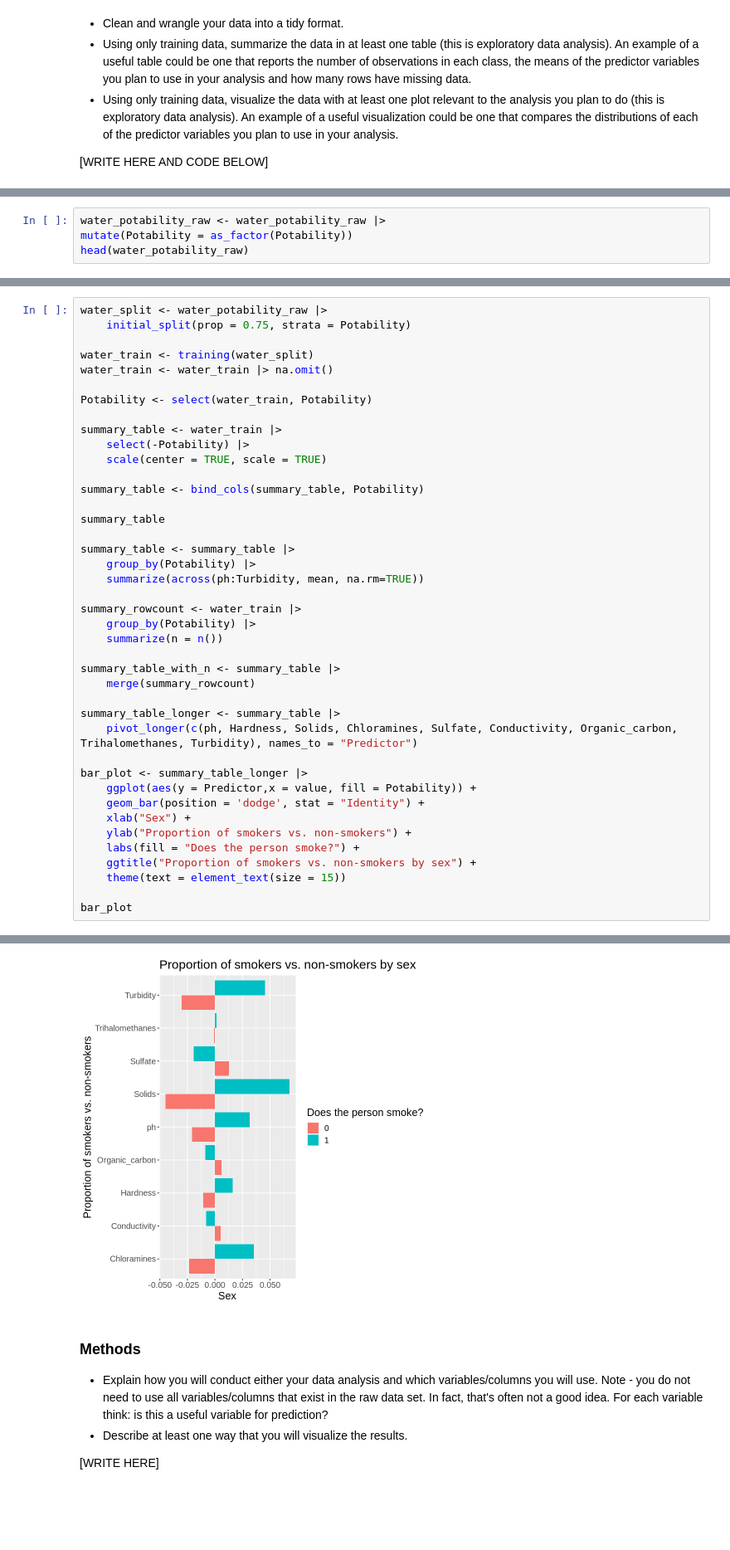
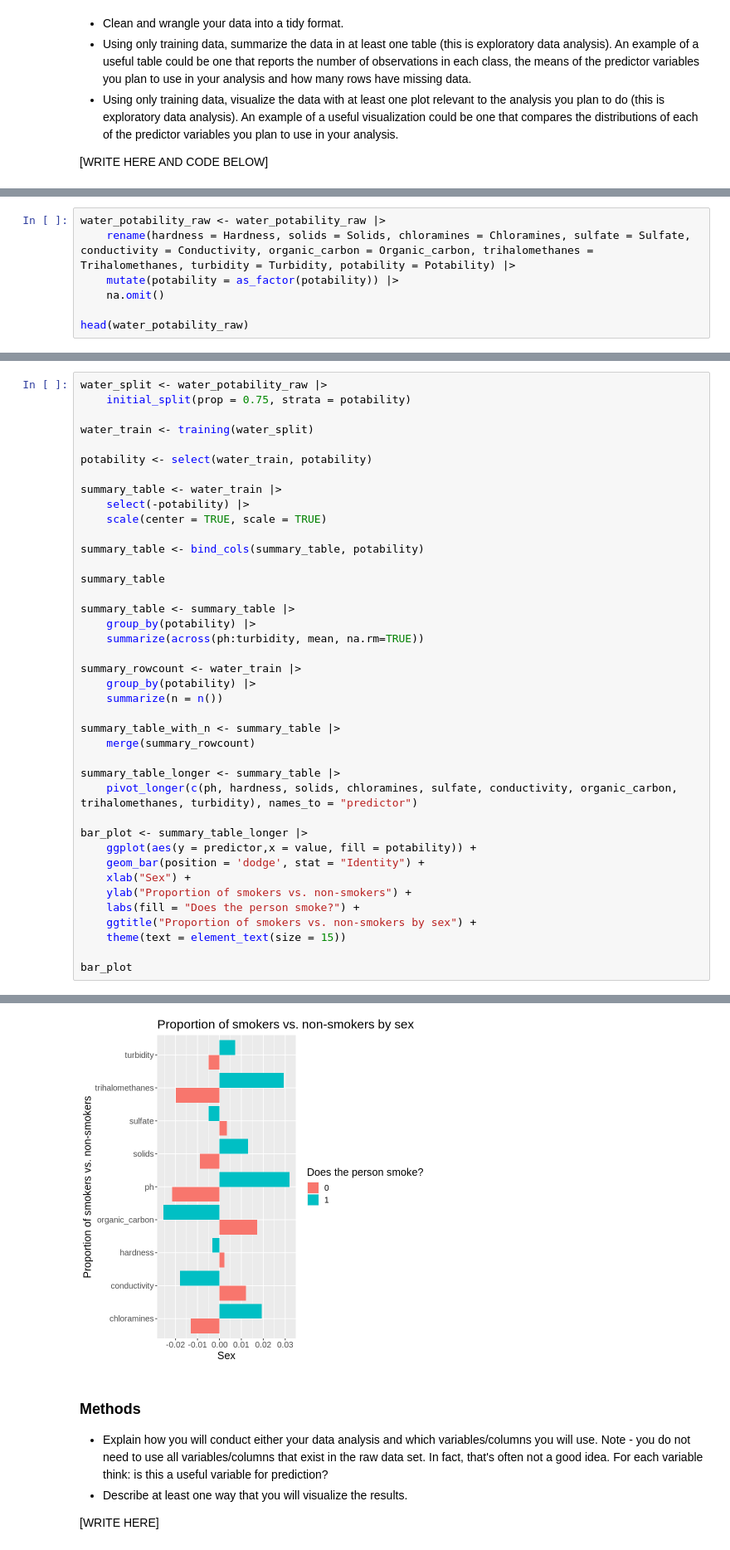
Before and after one commit to kashish1928/Dsci100_Group93_, a Jupyter notebook: Project_Proposal.ipynb, the cells around one changed output, grey strips where cells are left out. Shown at 83% size. Drawn from its saved outputs; the diff is of its cells as text; blank space fills up the shorter version.

Commit message:
Renamed all variables to lowercase.

```diff
--- a/Project_Proposal.ipynb
+++ b/Project_Proposal.ipynb
@@ -78,7 +68,10 @@ A tibble: 6 × 10
 | 5.584087 | 188.3133 | 28748.69 | 7.544869 | 326.6784 | 280.4679 | 8.399735 | 54.91786 | 2.559708 | ... |
 # %%
 water_potability_raw <- water_potability_raw |>
-mutate(Potability = as_factor(Potability))
+    rename(hardness = Hardness, solids = Solids, chloramines = Chloramines, sulfate = Sulfate, conductivity = Conductivity, organic_carbon = Organic_carbon, trihalomethanes = Trihalomethanes, turbidity = Turbidity, potability = Potability) |>
+    mutate(potability = as_factor(potability)) |>
+    na.omit()
+
 head(water_potability_raw)
 # %% [output]
 A tibble: 6 × 10
@@ -93,36 +86,35 @@ A tibble: 6 × 10
 # %%
 water_split <- water_potability_raw |>
-    initial_split(prop = 0.75, strata = Potability)
+    initial_split(prop = 0.75, strata = potability)
 
 water_train <- training(water_split)
-water_train <- water_train |> na.omit()
 
-Potability <- select(water_train, Potability)
+potability <- select(water_train, potability)
 
 summary_table <- water_train |>
-    select(-Potability) |>
+    select(-potability) |>
     scale(center = TRUE, scale = TRUE)
 
-summary_table <- bind_cols(summary_table, Potability)
+summary_table <- bind_cols(summary_table, potability)
 
 summary_table
 
 summary_table <- summary_table |>
-    group_by(Potability) |>
-    summarize(across(ph:Turbidity, mean, na.rm=TRUE))
+    group_by(potability) |>
+    summarize(across(ph:turbidity, mean, na.rm=TRUE))
 
 summary_rowcount <- water_train |>
-    group_by(Potability) |>
+    group_by(potability) |>
     summarize(n = n())
 
 summary_table_with_n <- summary_table |>
     merge(summary_rowcount)
 
 summary_table_longer <- summary_table |>
-    pivot_longer(c(ph, Hardness, Solids, Chloramines, Sulfate, Conductivity, Organic_carbon, Trihalomethanes, Turbidity), names_to = "Predictor")
+    pivot_longer(c(ph, hardness, solids, chloramines, sulfate, conductivity, organic_carbon, trihalomethanes, turbidity), names_to = "predictor")
 
 bar_plot <- summary_table_longer |>
-    ggplot(aes(y = Predictor,x = value, fill = Potability)) +
+    ggplot(aes(y = predictor,x = value, fill = potability)) +
     geom_bar(position = 'dodge', stat = "Identity") +
     xlab("Sex") +
     ylab("Proportion of smokers vs. non-smokers") +
@@ -154,4 +146,4 @@ A tibble: 1489 × 10
-[figure, old version]
+[figure, new version]
 # %% [markdown]
 ### Methods
 * Explain how you will conduct either your data analysis and which variables/columns you will use. Note - you do not need to use all variables/columns that exist in the raw data set. In fact, that's often not a good idea. For each variable think: is this a useful variable for prediction?
```
Also changed, not shown: parts of 3 cells of this notebook.
